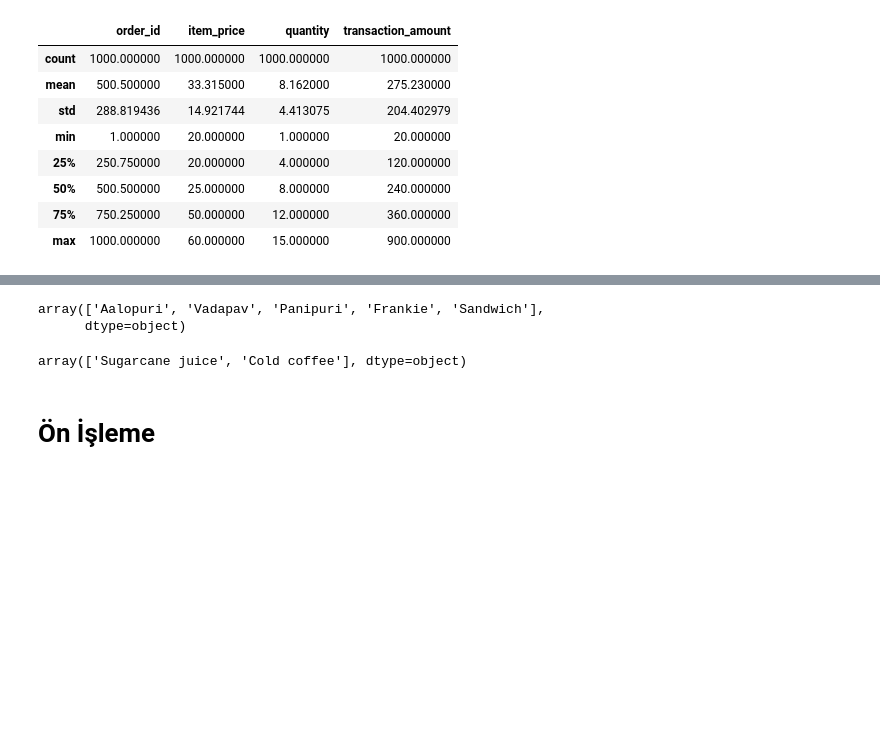
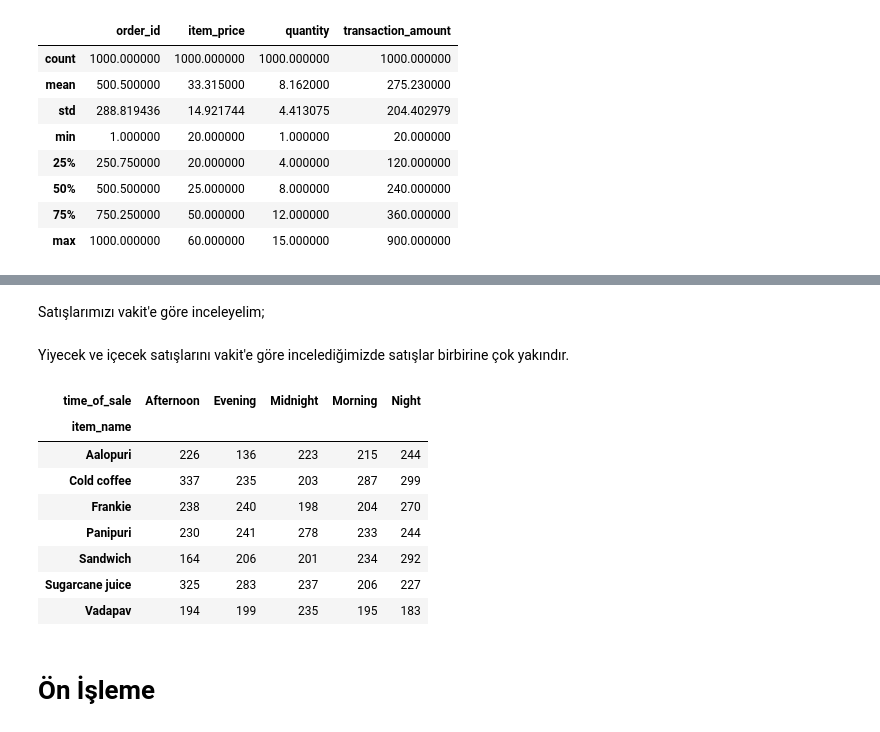
Before and after one commit to ismailcankaratas/RestaurantSalesReport, a Jupyter notebook: app.ipynb, the cells around one changed output, grey strips where cells are left out. Cells and saved outputs as stored; diff of their text form; code cells hidden in the pictures; blank space fills up the shorter version.

```diff
--- a/app.ipynb
+++ b/app.ipynb
@@ -54,9 +55,2 @@ array(['Aalopuri', 'Vadapav', 'Sugarcane juice', 'Panipuri', 'Frankie',
-# %%
-df.query("item_type == 'Fastfood'").item_name.unique()
-# %% [output]
-array(['Aalopuri', 'Vadapav', 'Panipuri', 'Frankie', 'Sandwich'],
-      dtype=object)
-# %%
-df.query("item_type == 'Beverages'").item_name.unique()
-# %% [output]
-array(['Sugarcane juice', 'Cold coffee'], dtype=object)
+# %% [markdown]
+Satışlarımızı vakit'e göre inceleyelim;
@@ -63,3 +63,17 @@ array(['Sugarcane juice', 'Cold coffee'], dtype=object)
+# %% [markdown]
+Yiyecek ve içecek satışlarını vakit'e göre incelediğimizde satışlar birbirine çok yakındır.
+# %%
+pd.pivot_table(df, columns='time_of_sale', index='item_name', values='quantity', aggfunc='sum')
+# %% [output]
+| time_of_sale | Afternoon | Evening | Midnight | Morning | Night |
+| item_name |  |  |  |  |  |
+| Aalopuri | 226 | 136 | 223 | 215 | 244 |
+| Cold coffee | 337 | 235 | 203 | 287 | 299 |
+| Frankie | 238 | 240 | 198 | 204 | 270 |
+| Panipuri | 230 | 241 | 278 | 233 | 244 |
+| Sandwich | 164 | 206 | 201 | 234 | 292 |
+| Sugarcane juice | 325 | 283 | 237 | 206 | 227 |
+| Vadapav | 194 | 199 | 235 | 195 | 183 |
 # %% [markdown]
 # Ön İşleme
 # %%
```
Also changed, not shown: parts of 18 cells of this notebook.
